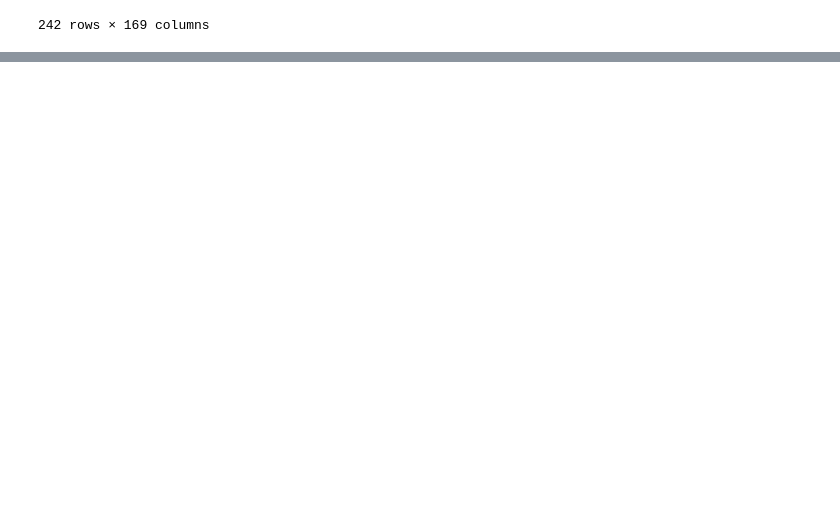
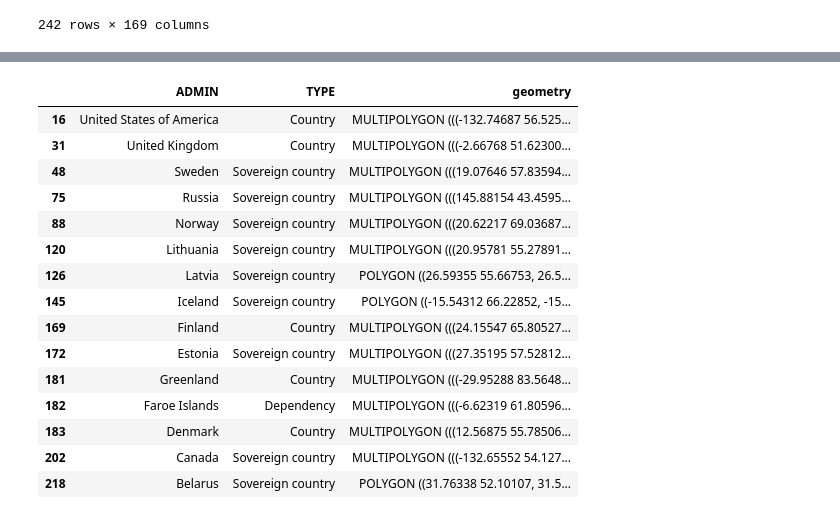
Before and after one commit to carmengg/eds-220-book, a Jupyter notebook: lectures/lesson-10-geojson.ipynb, the cells around one changed output, grey strips where cells are left out. Saved outputs shown, nothing was run; the diff lists cells and outputs as text; code cells hidden in the pictures; blank space fills up the shorter version.

```diff
--- a/lectures/lesson-10-geojson.ipynb
+++ b/lectures/lesson-10-geojson.ipynb
@@ -182,0 +191,21 @@ countries
+# %%
+arctic_countries = countries[countries.ADMIN.isin(country_names)]
+arctic_countries = arctic_countries[['ADMIN','TYPE','geometry']]
+arctic_countries
+# %% [output]
+|  | ADMIN | TYPE | geometry |
+| 16 | United States of America | Country | MULTIPOLYGON (((-132.74687 56.525... |
+| 31 | United Kingdom | Country | MULTIPOLYGON (((-2.66768 51.62300... |
+| 48 | Sweden | Sovereign country | MULTIPOLYGON (((19.07646 57.83594... |
+| 75 | Russia | Sovereign country | MULTIPOLYGON (((145.88154 43.4595... |
+| 88 | Norway | Sovereign country | MULTIPOLYGON (((20.62217 69.03687... |
+| 120 | Lithuania | Sovereign country | MULTIPOLYGON (((20.95781 55.27891... |
+| 126 | Latvia | Sovereign country | POLYGON ((26.59355 55.66753, 26.5... |
+| 145 | Iceland | Sovereign country | POLYGON ((-15.54312 66.22852, -15... |
+| 169 | Finland | Country | MULTIPOLYGON (((24.15547 65.80527... |
+| 172 | Estonia | Sovereign country | MULTIPOLYGON (((27.35195 57.52812... |
+| 181 | Greenland | Country | MULTIPOLYGON (((-29.95288 83.5648... |
+| 182 | Faroe Islands | Dependency | MULTIPOLYGON (((-6.62319 61.80596... |
+| 183 | Denmark | Country | MULTIPOLYGON (((12.56875 55.78506... |
+| 202 | Canada | Sovereign country | MULTIPOLYGON (((-132.65552 54.127... |
+| 218 | Belarus | Sovereign country | POLYGON ((31.76338 52.10107, 31.5... |
```
Also changed, not shown: parts of 7 cells of this notebook.
